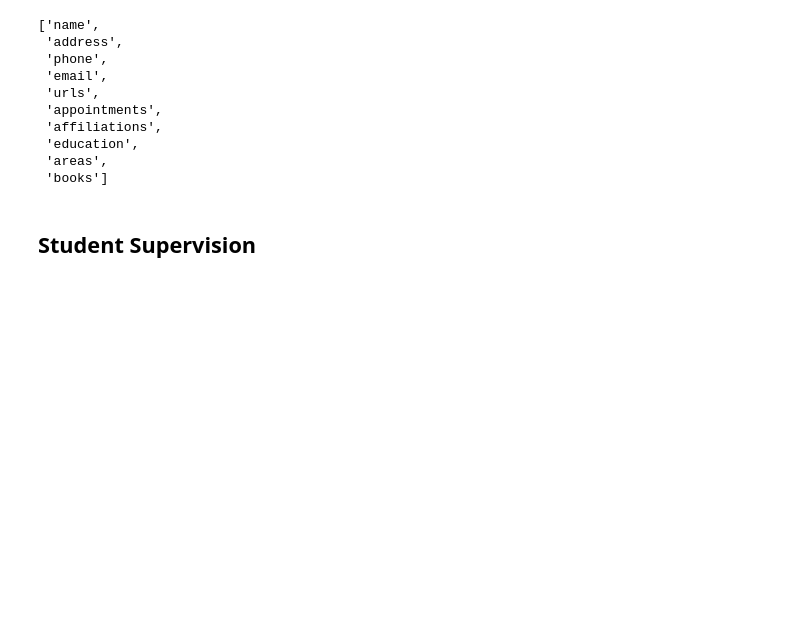
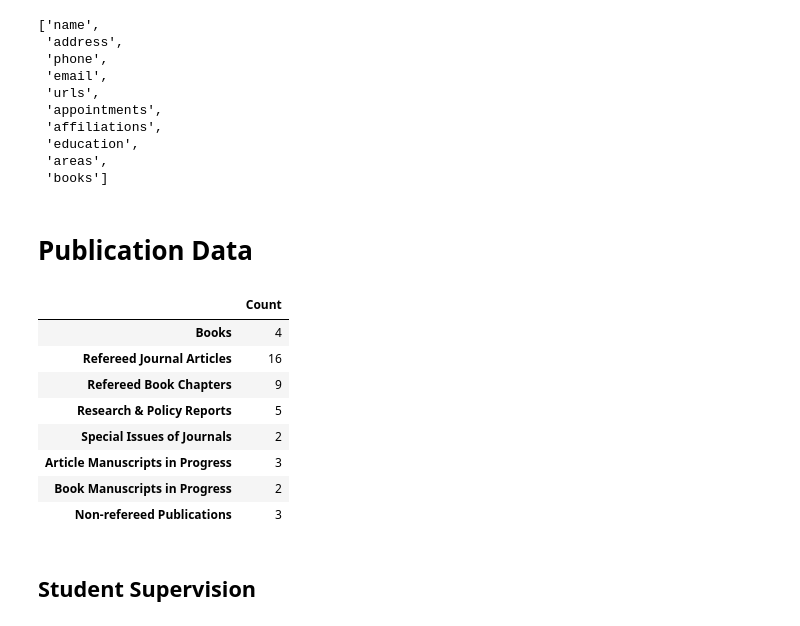
Before and after one commit to mclevey/CV, a Jupyter notebook: src/notebooks/tables-for-cv.ipynb, the cells around one changed output. Cells and saved outputs as stored; diff of their text form; code cells hidden in the pictures; blank space fills up the shorter version.

```diff
--- a/src/notebooks/tables-for-cv.ipynb
+++ b/src/notebooks/tables-for-cv.ipynb
@@ -19,7 +19,7 @@ def read_yaml_cv_data(filename):
         else:
             return None
 
-cv_data = read_yaml_cv_data('cv.md')
+cv_data = read_yaml_cv_data('../../cv.md')
 print(cv_data)
 # %% [output]
 {'name': 'Dr. John McLevey', 'address': ['Knowledge Integration (KI)', 'Sociology & Legal Studies (SLS)', 'University of Waterloo', 'Waterloo, ON, Canada', 'Citizenship: Canadian'], 'phone': '+1 (647) ...
@@ -37,3 +37,39 @@ data_keys[:10]
  'education',
  'areas',
  'books']
+# %% [markdown]
+# Publication Data
+# %%
+books = cv_data['books']
+articles = cv_data['articles']
+chapters = cv_data['chapters']
+reports = cv_data['reports']
+issues = cv_data["issues"]
+article_manuscripts = cv_data["article-manuscripts"]
+book_manuscripts = cv_data["book-manuscripts"]
+misc = cv_data["misc"]
+# %%
+counts = [len(books), len(articles), len(chapters), len(reports), len(issues), len(article_manuscripts), len(book_manuscripts), len(misc)]
+counts = pd.DataFrame(counts)
+counts.index = [
+    "Books",
+    "Refereed Journal Articles",
+    "Refereed Book Chapters",
+    "Research & Policy Reports",
+    "Special Issues of Journals",
+    "Article Manuscripts in Progress",
+    "Book Manuscripts in Progress",
+    "Non-refereed Publications",
+]
+counts.columns = ["Count"]
+counts
+# %% [output]
+|  | Count |
+| Books | 4 |
+| Refereed Journal Articles | 16 |
+| Refereed Book Chapters | 9 |
+| Research & Policy Reports | 5 |
+| Special Issues of Journals | 2 |
+| Article Manuscripts in Progress | 3 |
+| Book Manuscripts in Progress | 2 |
+| Non-refereed Publications | 3 |
```
Also changed, not shown: parts of 1 cell of this notebook, 4 other files.
